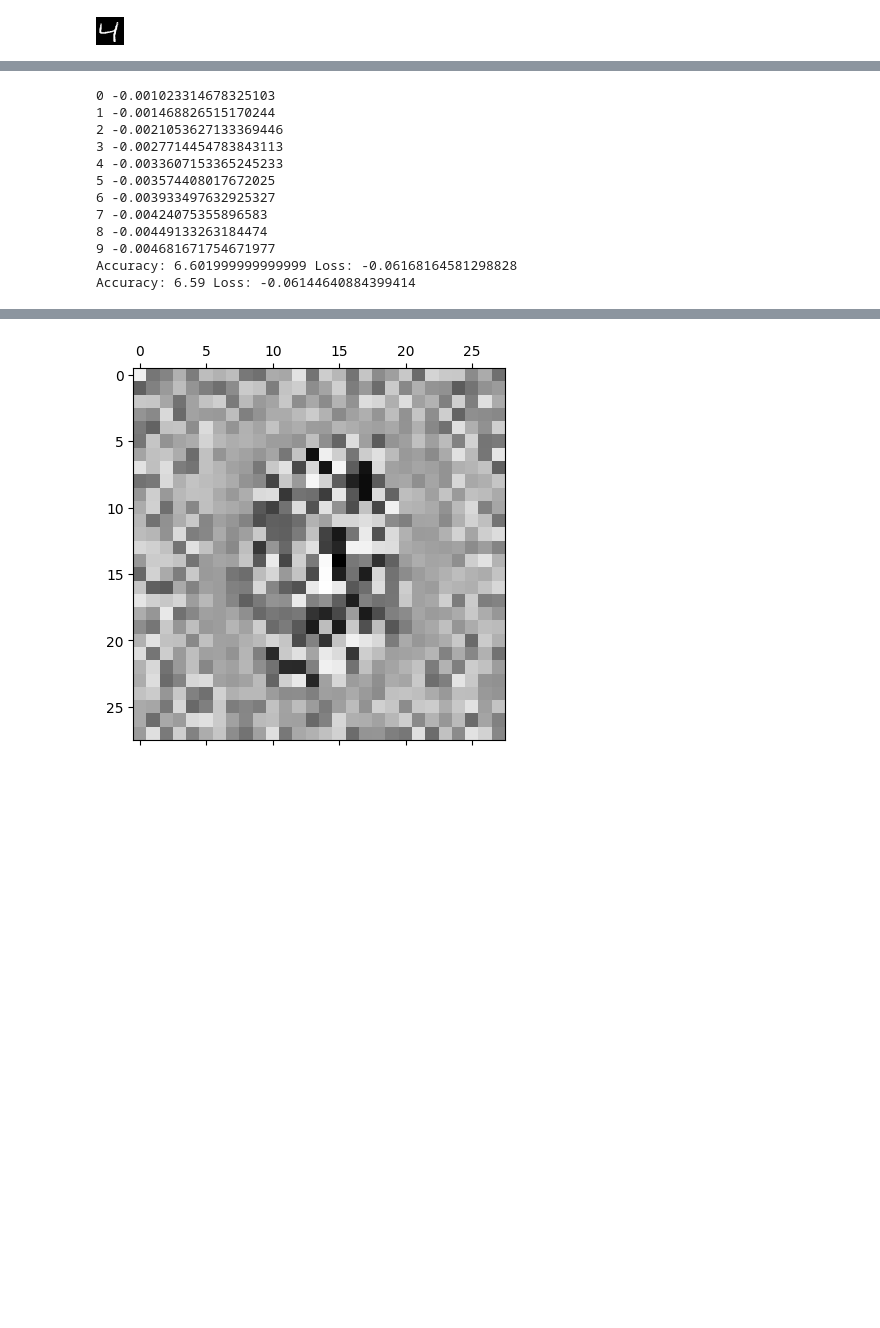
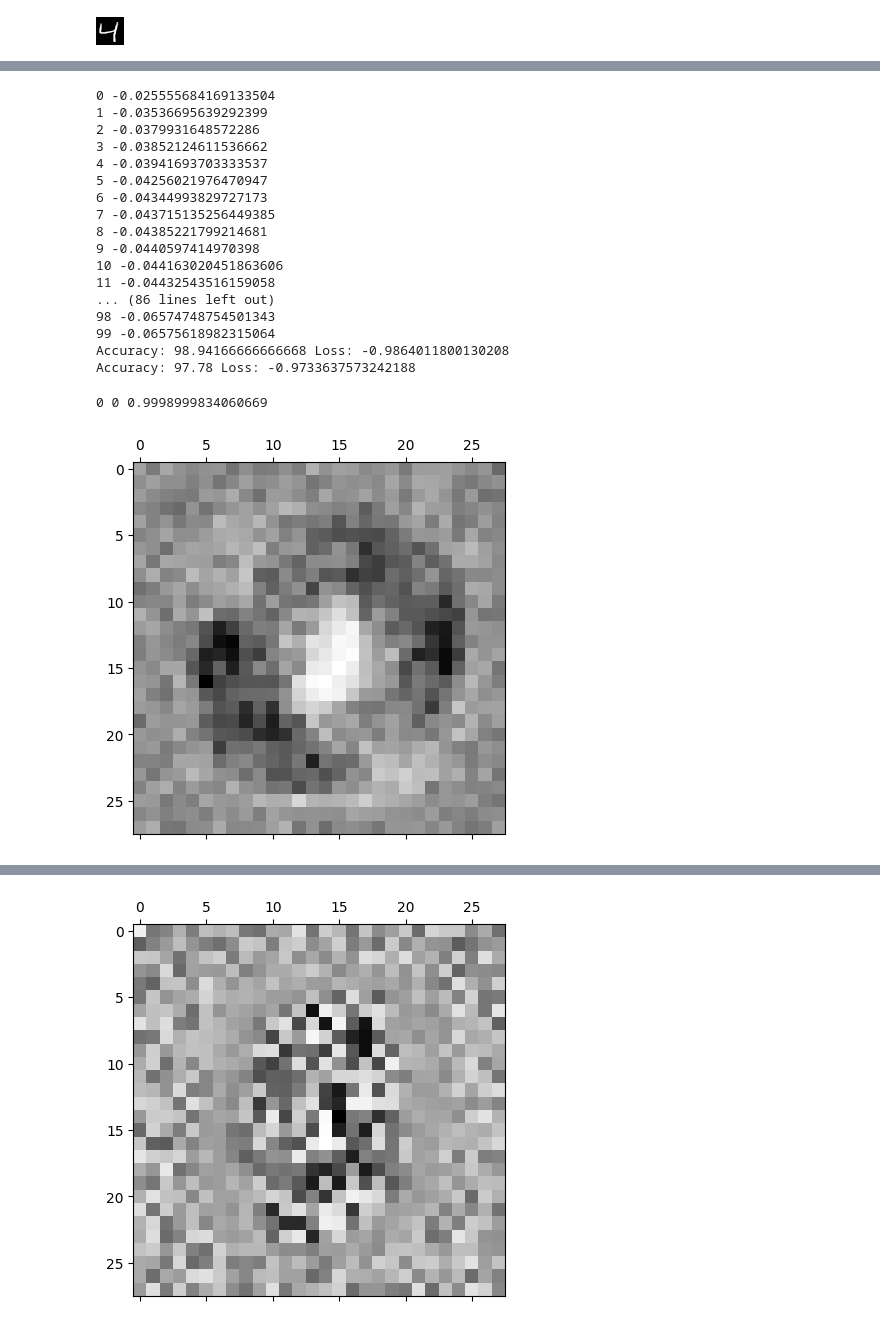
Before and after one commit to kiwi-lang/taranis, a Jupyter notebook: examples/Experiments.ipynb, the cells around one changed output, grey strips where cells are left out. Drawn from its saved outputs; the diff is of its cells as text; code cells hidden in the pictures; blank space fills up the shorter version.

```diff
--- a/examples/Experiments.ipynb
+++ b/examples/Experiments.ipynb
@@ -83,19 +79,67 @@ linear = nn.Sequential(
     nn.Softmax(dim=1),
 )
 
-gpu_train(linear, dataset, lr=1)
+gpu_train(linear, dataset, epoch, lr=lr, lr_map=lr_map)
 gpu_test_model(linear, dataset)
 gpu_test_model(linear, dataset_test)
 # %% [output]
-0 -0.001023314678325103
-1 -0.001468826515170244
-2 -0.0021053627133369446
-3 -0.0027714454783843113
-4 -0.0033607153365245233
-5 -0.003574408017672025
-6 -0.003933497632925327
-7 -0.00424075355896583
-8 -0.00449133263184474
-9 -0.004681671754671977
-Accuracy: 6.601999999999999 Loss: -0.06168164581298828
-Accuracy: 6.59 Loss: -0.06144640884399414
+0 -0.025555684169133504
+1 -0.03536695639292399
+2 -0.0379931648572286
+3 -0.03852124611536662
+4 -0.03941693703333537
+5 -0.04256021976470947
+6 -0.04344993829727173
+7 -0.043715135256449385
+8 -0.04385221799214681
+9 -0.0440597414970398
+10 -0.044163020451863606
+11 -0.04432543516159058
+... (86 lines left out)
+98 -0.06574748754501343
+99 -0.06575618982315064
+Accuracy: 98.94166666666668 Loss: -0.9864011800130208
+Accuracy: 97.78 Loss: -0.9733637573242188
+# %%
+def derivable_cross_entroy(output, target):
+    one_hot = torch.zeros((target.shape[0], classes))
+
+    for i, t in enumerate(target):
+        one_hot[i, int(t)] = 1
+
+    return torch.log(output) @ one_hot.cuda().t()
+
+
+from torch.autograd import Variable
+
+
+linear.eval()
+for param in linear.parameters():
+    param.require_grads = False
+
+import torch.optim as optim
+
+
+abc = torch.zeros(1, *input_shape).cuda().requires_grad_(True)
+assert abc.is_leaf
+optimizer = optim.SGD([abc], lr=1)
+
+label = 0
+confidence = 0
+
+while confidence < 0.9999:
+    optimizer.zero_grad()
+    output = linear(abc)
+    loss = F.cross_entropy(output, torch.tensor([label], dtype=torch.long).cuda())
+    loss.backward()
+    optimizer.step()
+
+    pred = output.argmax(dim=1, keepdim=True)
+    confidence = output[0, label]
+
+print(pred.item(), label, confidence.item())
+plt.matshow(-abc.grad[0][0].detach().cpu(), interpolation=None, cmap='Greys')
+plt.show()
+# %% [output]
+0 0 0.9998999834060669
+[figure, added]
```
Also changed, not shown: parts of 12 cells of this notebook, 2 other files.
